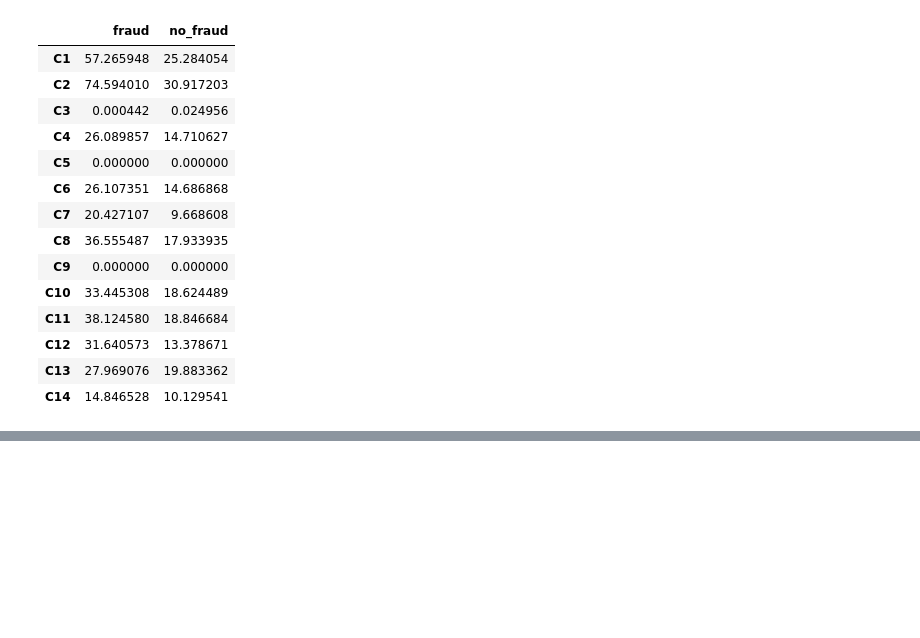
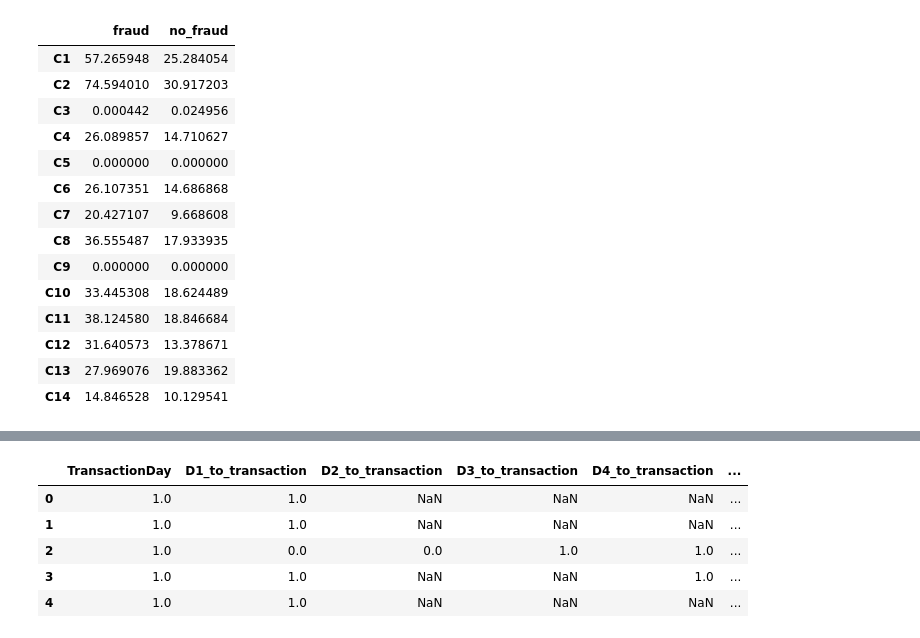
Before and after one commit to suvkp/fraud_detection, a Jupyter notebook: notebook/01_eda.ipynb, the cells around one changed output, grey strips where cells are left out. Cells and saved outputs as stored; diff of their text form; code cells hidden in the pictures; blank space fills up the shorter version.

```diff
--- a/notebook/01_eda.ipynb
+++ b/notebook/01_eda.ipynb
@@ -112,0 +138,12 @@ sns.histplot(fraud_df['TransactionAmt'])
+# %%
+for i in range(1,16):
+    eda_df[f'D{i}_to_transaction'] = eda_df['TransactionDay'] - eda_df[f'D{i}']
+# %%
+eda_df[['TransactionDay']+[f"D{i}_to_transaction" for i in range(1,16)]].head()
+# %% [output]
+|  | TransactionDay | D1_to_transaction | D2_to_transaction | D3_to_transaction | D4_to_transaction | ... |
+| 0 | 1.0 | 1.0 | NaN | NaN | NaN | ... |
+| 1 | 1.0 | 1.0 | NaN | NaN | NaN | ... |
+| 2 | 1.0 | 0.0 | 0.0 | 1.0 | 1.0 | ... |
+| 3 | 1.0 | 1.0 | NaN | NaN | 1.0 | ... |
+| 4 | 1.0 | 1.0 | NaN | NaN | NaN | ... |
```
Also changed, not shown: parts of 7 cells of this notebook, 1 other file.
